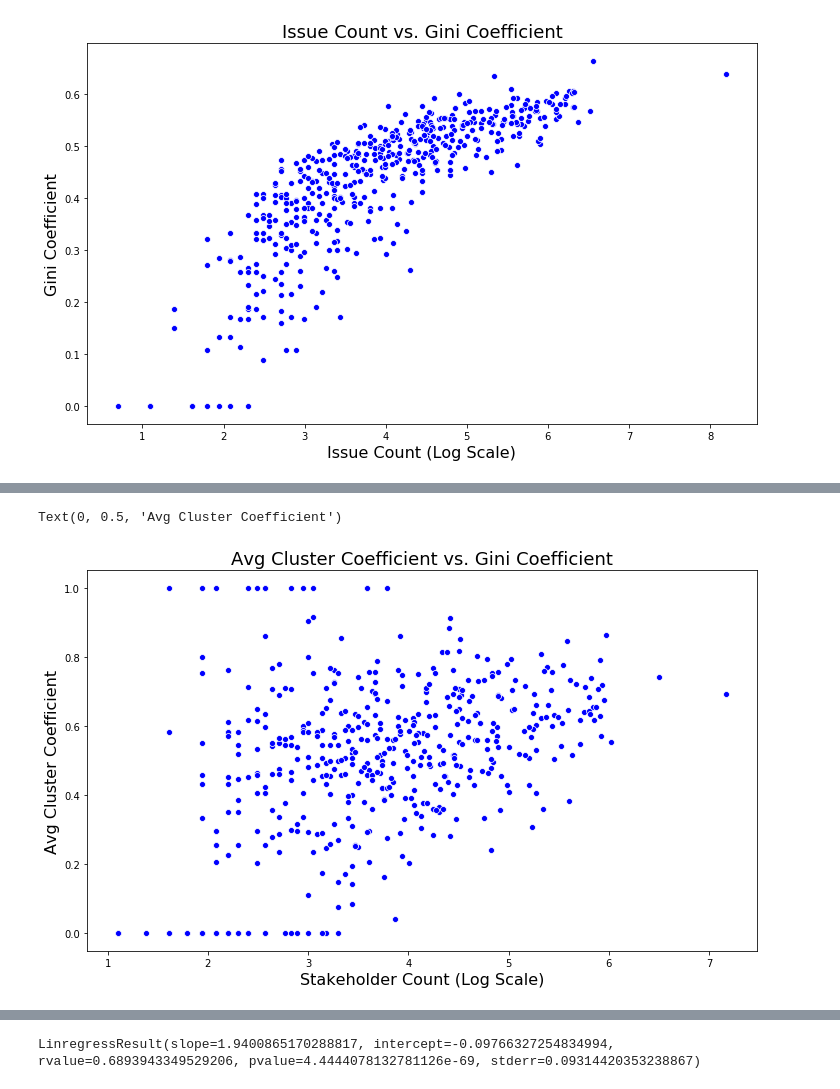
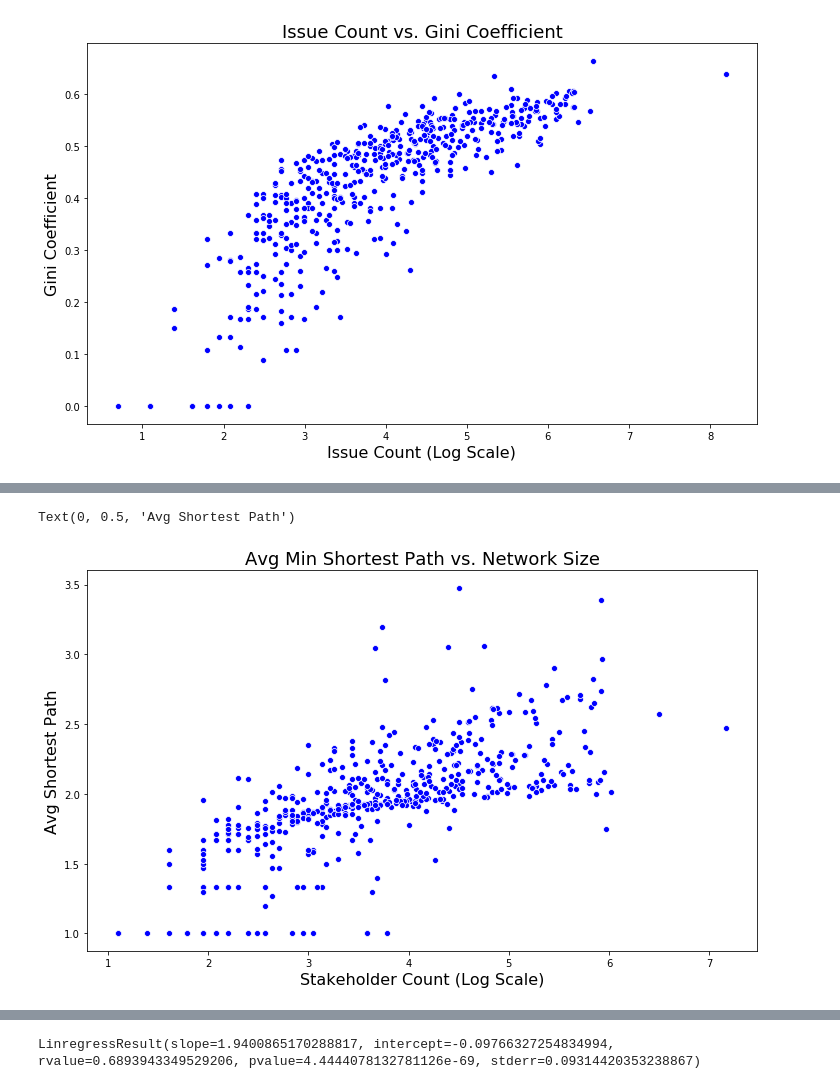
Before and after one commit to MthwRobinson/dissertation-research, a Jupyter notebook: research-notebooks/network-concentration-vs-size.ipynb, the cells around one changed output, grey strips where cells are left out. Cells and saved outputs as stored; diff of their text form; code cells hidden in the pictures.

```diff
--- a/research-notebooks/network-concentration-vs-size.ipynb
+++ b/research-notebooks/network-concentration-vs-size.ipynb
@@ -69,9 +78,9 @@ Text(0, 0.5, 'Gini Coefficient')
 # %%
 plt.figure(figsize=(12, 7))
-sns.scatterplot(x=np.log(df['stakeholder_count']), y=df['avg_clustering'], color='blue')
-plt.title('Avg Cluster Coefficient vs. Gini Coefficient', fontsize=18)
+sns.scatterplot(x=np.log(df['stakeholder_count']), y=df['avg_min_path'], color='blue')
+plt.title('Avg Min Shortest Path vs. Network Size', fontsize=18)
 plt.xlabel('Stakeholder Count (Log Scale)', fontsize=16)
-plt.ylabel('Avg Cluster Coefficient', fontsize=16)
+plt.ylabel('Avg Shortest Path', fontsize=16)
 # %% [output]
-Text(0, 0.5, 'Avg Cluster Coefficient')
+Text(0, 0.5, 'Avg Shortest Path')
-[figure, old version]
+[figure, new version]
```
Also changed, not shown: parts of 2 cells of this notebook, 2 other files.
